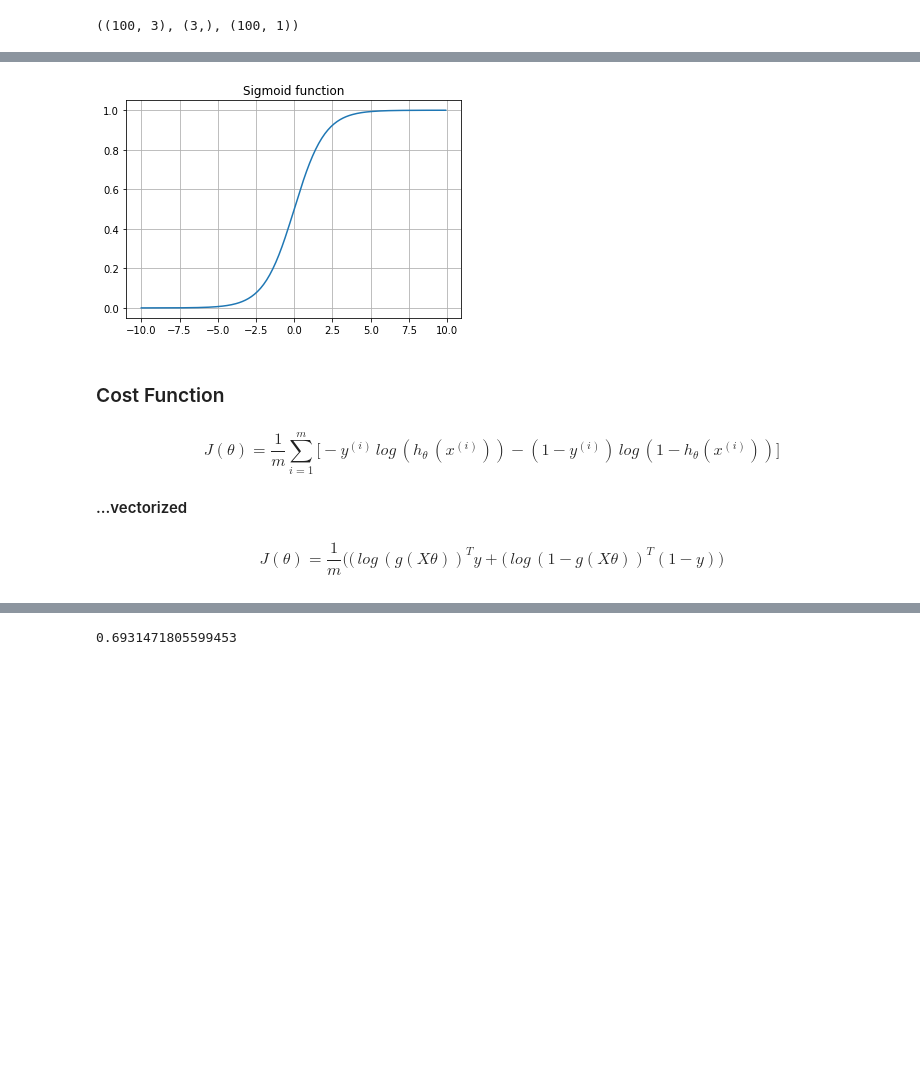
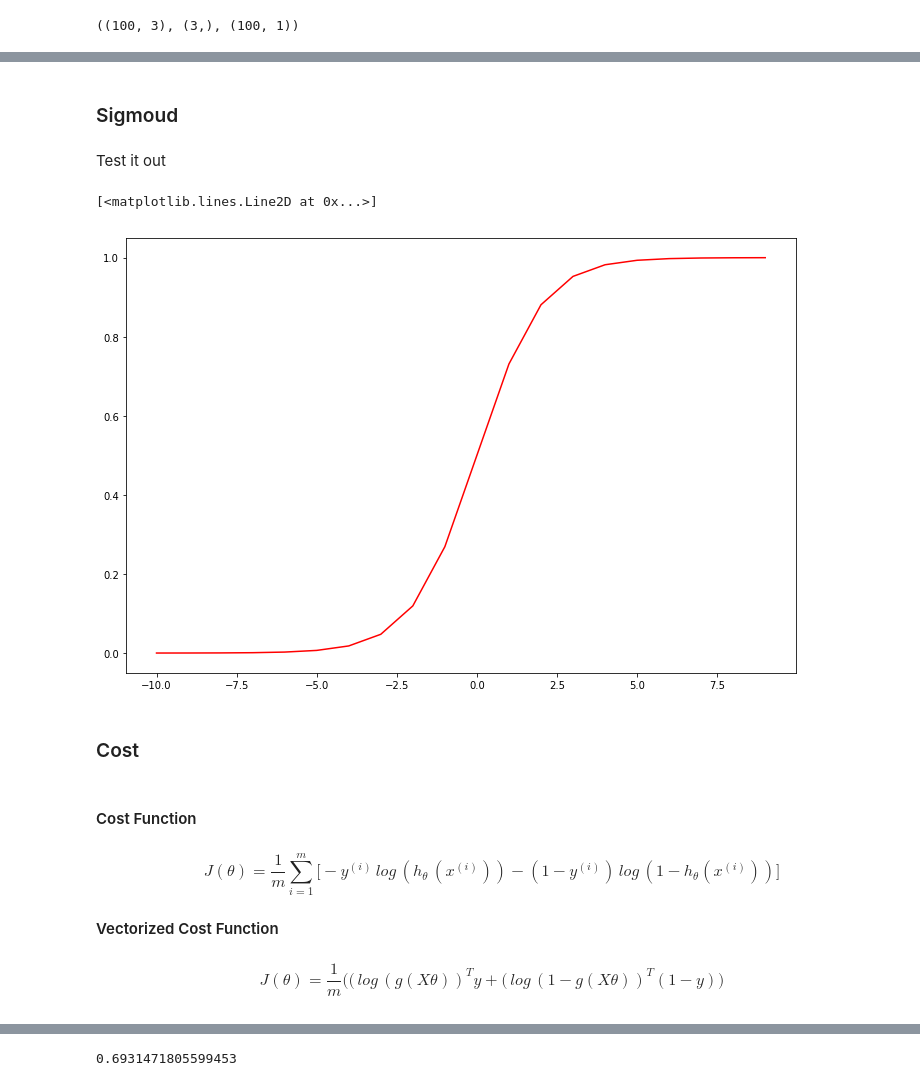
Before and after one commit to jhselvik/machine-learning-coursera, a Jupyter notebook: logistic-regression/Logistic-Regression.ipynb, the cells around one changed output, grey strips where cells are left out. Cells and saved outputs as stored; diff of their text form; code cells hidden in the pictures; blank space fills up the shorter version.

```diff
--- a/logistic-regression/Logistic-Regression.ipynb
+++ b/logistic-regression/Logistic-Regression.ipynb
@@ -73,14 +68,29 @@ def h(theta, X):
-# %%
-myx = np.arange(-10,10,.1)
-plt.plot(myx,expit(myx))
-plt.title("Sigmoid function")
-plt.grid(True)
-# %% [output]
-[figure, removed]
+# %% [markdown]
+### Sigmoud
+# %%
+def sigmoid(z):
+    """For each given value (typically X * theta.T), calculate the sigmoid value.
+
+    :param numpy.ndarray z: Array of values
+    :return: An ndarray of sigmoid values
+    """
+    return 1 / (1 + np.exp(-z))
+# %% [markdown]
+Test it out
+# %%
+nums = np.arange(-10, 10, step=1)
+
+fig, ax = plt.subplots(figsize=(12,8))
+ax.plot(nums, sigmoid(nums), 'r')
+# %% [output]
+[<matplotlib.lines.Line2D at 0x...>]
+[figure, added]
+# %% [markdown]
+### Cost
 # %% [markdown]
-### Cost Function
+#### Cost Function
 #### $$ J(\theta) = \frac{1}{m}\sum_{i=1}^{m}\big[-y^{(i)}\, log\,( h_\theta\,(x^{(i)}))-(1-y^{(i)})\,log\,(1-h_\theta(x^{(i)}))\big]$$
-#### ...vectorized
+#### Vectorized Cost Function
 #### $$ J(\theta) = \frac{1}{m}\big((\,log\,(g(X\theta))^Ty+(\,log\,(1-g(X\theta))^T(1-y)\big)$$
 # %% [markdown]
 #### Regularized Cost Function
```
Also changed, not shown: parts of 54 cells of this notebook, 2 other files.
